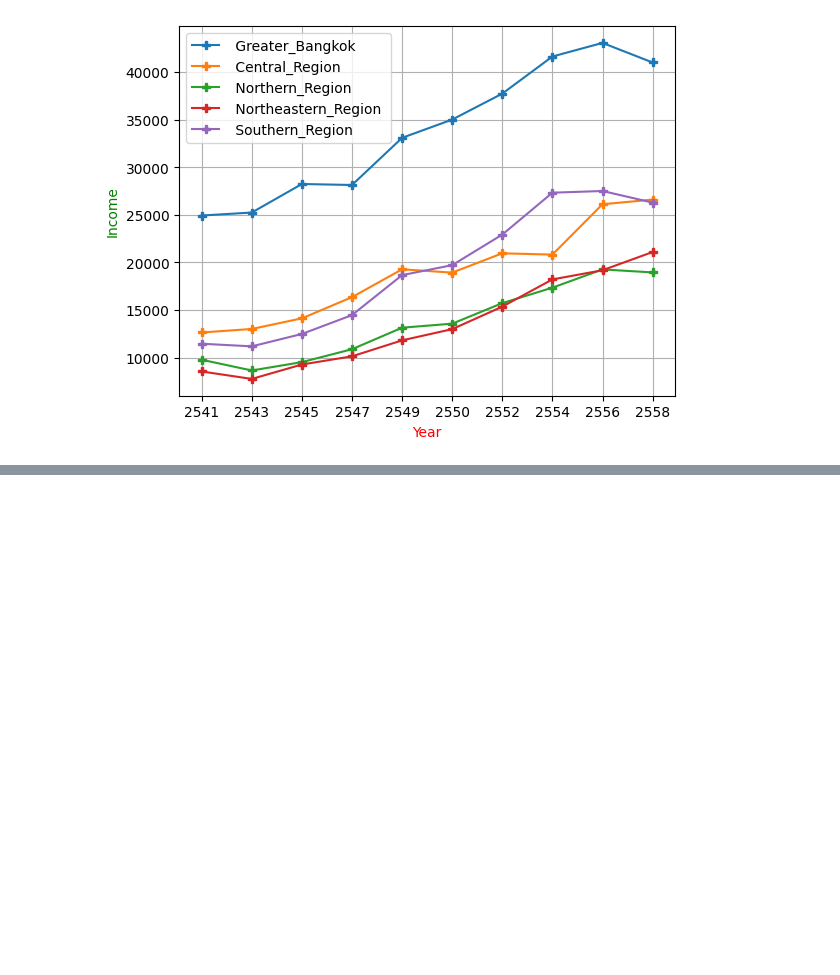
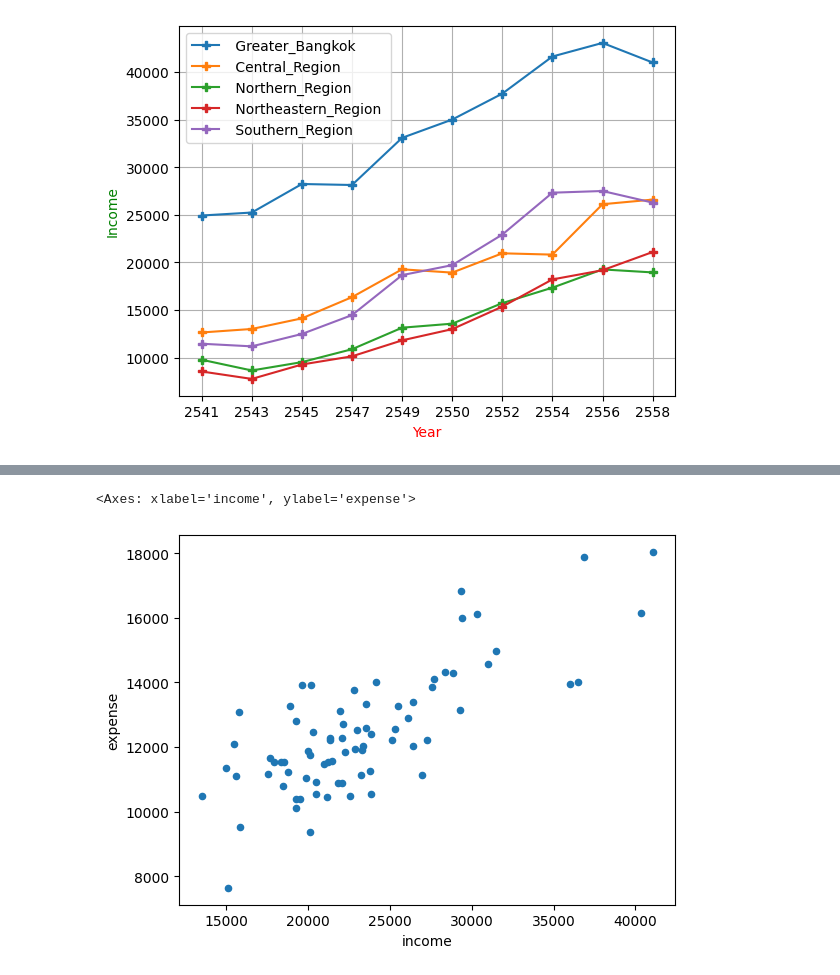
Before and after one commit to BooksHorse/m5term2, a Jupyter notebook: graph.ipynb, the cells around one changed output, grey strips where cells are left out. Saved outputs shown, nothing was run; the diff lists cells and outputs as text; code cells hidden in the pictures; blank space fills up the shorter version.

```diff
--- a/graph.ipynb
+++ b/graph.ipynb
@@ -55,0 +105,3 @@ NameError: name 'df' is not defined
+# %%
+df_income=pd.read_csv("income-expense.csv") # นำเข้าข้อมูลจากไฟล์ `income-expense.csv`
+df_income # แสดง df_income
@@ -55,0 +136,5 @@ NameError: name 'df' is not defined
+# %%
+df_income.plot.scatter(x='income',y='expense') # สร้างแผนภูมิกระจายจาก df_income โดยแกนx = income, แกนy = expense
+# %% [output]
+<Axes: xlabel='income', ylabel='expense'>
+[figure, added]
```
Also changed, not shown: parts of 16 cells of this notebook.
